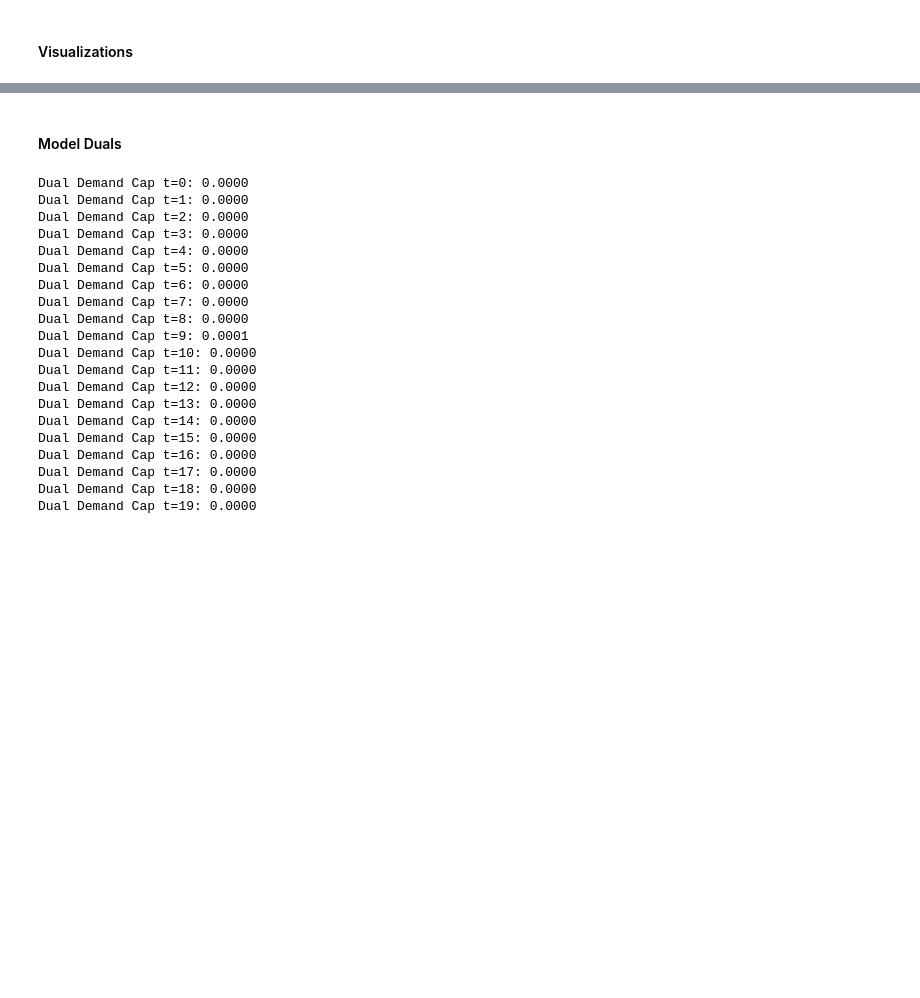
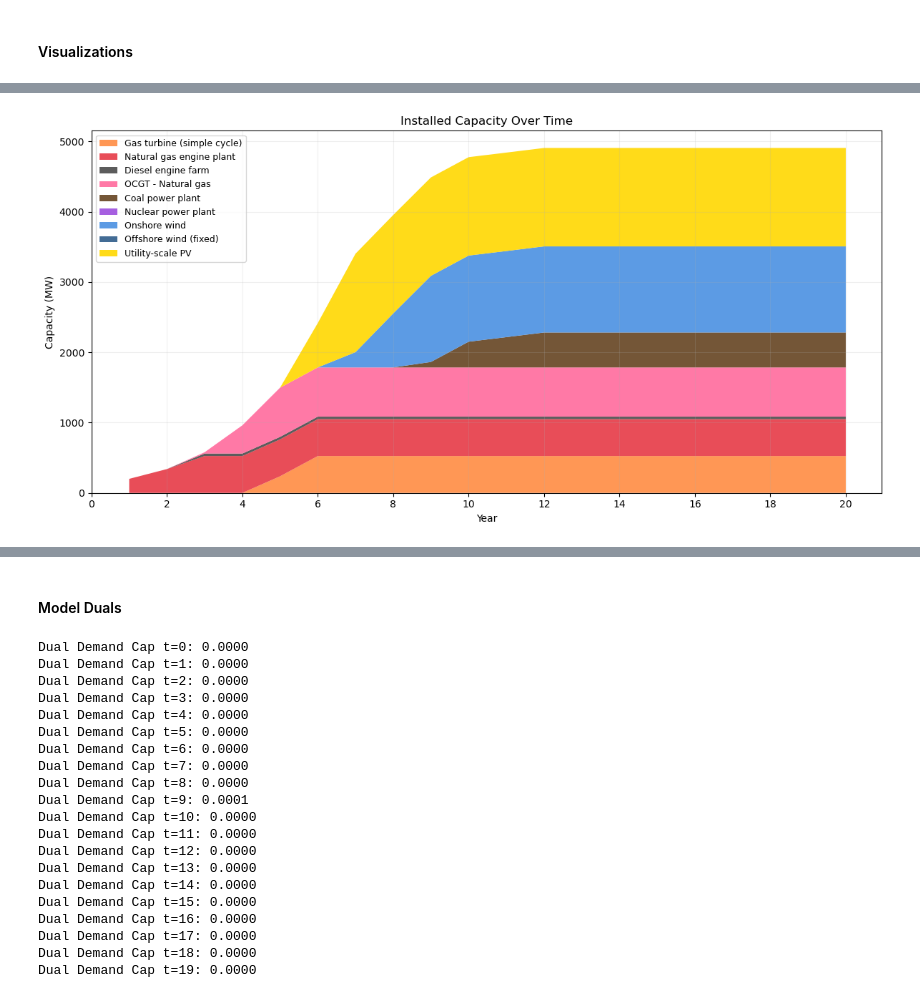
Before and after one commit to jnasw/46750_Assignment2, a Jupyter notebook: model_2.ipynb, the cells around one changed output, grey strips where cells are left out. Cells and saved outputs as stored; diff of their text form; code cells hidden in the pictures; blank space fills up the shorter version.

```diff
--- a/model_2.ipynb
+++ b/model_2.ipynb
@@ -420,3 +466,46 @@ plt.show()
+# %%
+import matplotlib.pyplot as plt
+import numpy as np
+
+# Build dataframe-like structure
+cap_plot = {tech: [capacity[tech,t].X for t in time_periods]
+            for tech in tech_names}
+
+# Define intuitive colors for each technology
+tech_colors = {
+    'Gas turbine (simple cycle)': '#FF8C42',      # Orange (gas)
+    'Natural gas engine plant': '#E63946',        # Red (gas)
+    'Diesel engine farm': '#4A4A4A',              # Dark gray (diesel/oil)
+    'OCGT - Natural gas': '#FF6B9D',              # Pink (gas)
+    'Coal power plant': '#654321',                # Brown (coal)
+    'Nuclear power plant': '#9D4EDD',             # Purple (nuclear)
+    'Onshore wind': '#4A90E2',                    # Blue (wind)
+    'Offshore wind (fixed)': '#2E5C8A',           # Dark blue (wind)
+    'Utility-scale PV': '#FFD700',                # Yellow/gold (solar)
+}
+
+plt.figure(figsize=(12,6))
+
+display_periods = [t + 1 for t in time_periods]
+
+# Convert to arrays for stackplot
+tech_list = list(cap_plot.keys())
+values = [cap_plot[tech] for tech in tech_list]
+colors = [tech_colors.get(tech, '#CCCCCC') for tech in tech_list]
+
+# Create stacked area plot
+plt.stackplot(display_periods, values, labels=tech_list, colors=colors, alpha=0.9)
+
+plt.title("Installed Capacity Over Time")
+plt.xlabel("Year")
+plt.xticks(range(0, 21, 2))
+plt.ylabel("Capacity (MW)")
+plt.legend(loc='upper left', fontsize=9)
+plt.grid(True, alpha=0.2)
+plt.tight_layout()
+plt.show()
+# %% [output]
+[figure, added]
 # %%
 gen_plot = {tech: [energy[tech,t].X for t in time_periods]
             for tech in tech_names}
```
Also changed, not shown: parts of 10 cells of this notebook.
